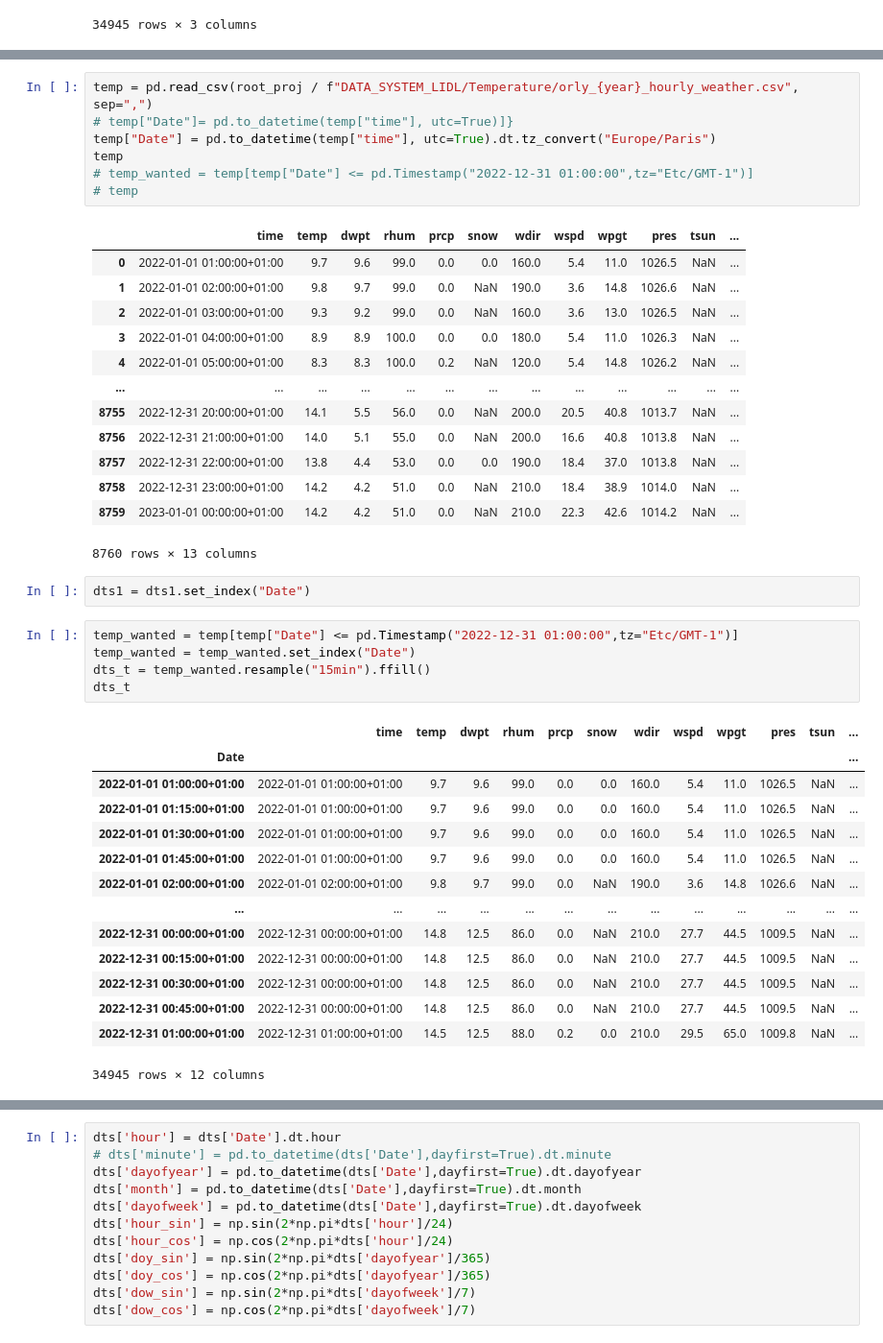
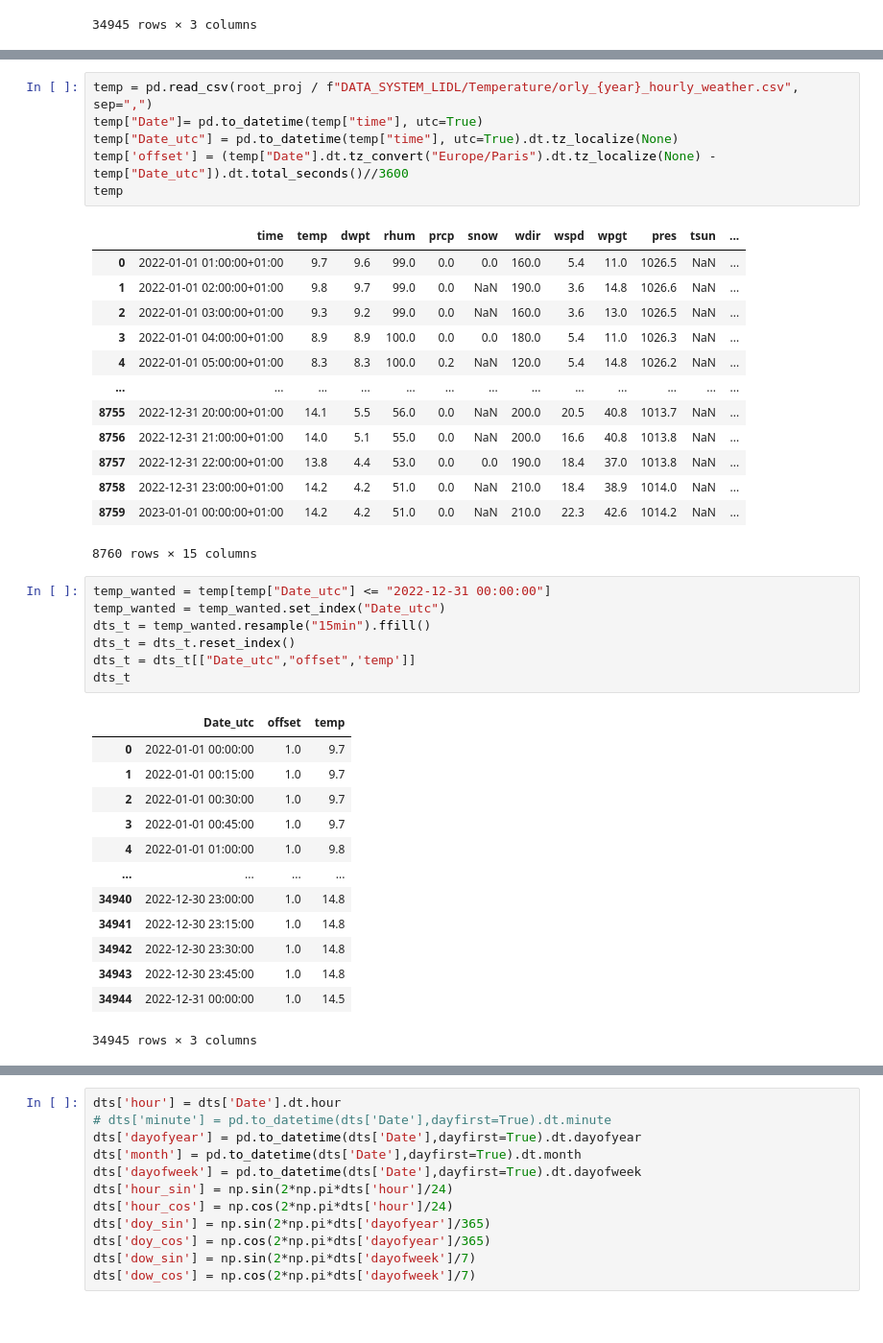
Before and after one commit to SpongeStark/Pre-PhD, a Jupyter notebook: demo/train_naive_PV_2022.ipynb, the cells around one changed output, grey strips where cells are left out. Shown at 96% size. Cells and saved outputs as stored; diff of their text form.

```diff
--- a/demo/train_naive_PV_2022.ipynb
+++ b/demo/train_naive_PV_2022.ipynb
@@ -91,10 +68,9 @@ dts1.iloc[d[0]:d[0]+10]
 # %%
 temp = pd.read_csv(root_proj / f"DATA_SYSTEM_LIDL/Temperature/orly_{year}_hourly_weather.csv", sep=",")
-# temp["Date"]= pd.to_datetime(temp["time"], utc=True)]}
-temp["Date"] = pd.to_datetime(temp["time"], utc=True).dt.tz_convert("Europe/Paris")
+temp["Date"]= pd.to_datetime(temp["time"], utc=True)
+temp["Date_utc"] = pd.to_datetime(temp["time"], utc=True).dt.tz_localize(None)
+temp['offset'] = (temp["Date"].dt.tz_convert("Europe/Paris").dt.tz_localize(None) - temp["Date_utc"]).dt.total_seconds()//3600
 temp
-# temp_wanted = temp[temp["Date"] <= pd.Timestamp("2022-12-31 01:00:00",tz="Etc/GMT-1")]
-# temp
 # %% [output]
 |  | time | temp | dwpt | rhum | prcp | snow | wdir | wspd | wpgt | pres | tsun | ... |
 | 0 | 2022-01-01 01:00:00+01:00 | 9.7 | 9.6 | 99.0 | 0.0 | 0.0 | 160.0 | 5.4 | 11.0 | 1026.5 | NaN | ... |
@@ -108,26 +84,25 @@ temp
 | 8757 | 2022-12-31 22:00:00+01:00 | 13.8 | 4.4 | 53.0 | 0.0 | 0.0 | 190.0 | 18.4 | 37.0 | 1013.8 | NaN | ... |
 | 8758 | 2022-12-31 23:00:00+01:00 | 14.2 | 4.2 | 51.0 | 0.0 | NaN | 210.0 | 18.4 | 38.9 | 1014.0 | NaN | ... |
 | 8759 | 2023-01-01 00:00:00+01:00 | 14.2 | 4.2 | 51.0 | 0.0 | NaN | 210.0 | 22.3 | 42.6 | 1014.2 | NaN | ... |
-8760 rows × 13 columns
+8760 rows × 15 columns
-# %%
-dts1 = dts1.set_index("Date")
 # %%
-temp_wanted = temp[temp["Date"] <= pd.Timestamp("2022-12-31 01:00:00",tz="Etc/GMT-1")]
-temp_wanted = temp_wanted.set_index("Date")
+temp_wanted = temp[temp["Date_utc"] <= "2022-12-31 00:00:00"]
+temp_wanted = temp_wanted.set_index("Date_utc")
 dts_t = temp_wanted.resample("15min").ffill()
+dts_t = dts_t.reset_index()
+dts_t = dts_t[["Date_utc","offset",'temp']]
 dts_t
 # %% [output]
-|  | time | temp | dwpt | rhum | prcp | snow | wdir | wspd | wpgt | pres | tsun | ... |
-| Date |  |  |  |  |  |  |  |  |  |  |  | ... |
-| 2022-01-01 01:00:00+01:00 | 2022-01-01 01:00:00+01:00 | 9.7 | 9.6 | 99.0 | 0.0 | 0.0 | 160.0 | 5.4 | 11.0 | 1026.5 | NaN | ... |
-| 2022-01-01 01:15:00+01:00 | 2022-01-01 01:00:00+01:00 | 9.7 | 9.6 | 99.0 | 0.0 | 0.0 | 160.0 | 5.4 | 11.0 | 1026.5 | NaN | ... |
-| 2022-01-01 01:30:00+01:00 | 2022-01-01 01:00:00+01:00 | 9.7 | 9.6 | 99.0 | 0.0 | 0.0 | 160.0 | 5.4 | 11.0 | 1026.5 | NaN | ... |
-| 2022-01-01 01:45:00+01:00 | 2022-01-01 01:00:00+01:00 | 9.7 | 9.6 | 99.0 | 0.0 | 0.0 | 160.0 | 5.4 | 11.0 | 1026.5 | NaN | ... |
-| 2022-01-01 02:00:00+01:00 | 2022-01-01 02:00:00+01:00 | 9.8 | 9.7 | 99.0 | 0.0 | NaN | 190.0 | 3.6 | 14.8 | 1026.6 | NaN | ... |
-| ... | ... | ... | ... | ... | ... | ... | ... | ... | ... | ... | ... | ... |
-| 2022-12-31 00:00:00+01:00 | 2022-12-31 00:00:00+01:00 | 14.8 | 12.5 | 86.0 | 0.0 | NaN | 210.0 | 27.7 | 44.5 | 1009.5 | NaN | ... |
-| 2022-12-31 00:15:00+01:00 | 2022-12-31 00:00:00+01:00 | 14.8 | 12.5 | 86.0 | 0.0 | NaN | 210.0 | 27.7 | 44.5 | 1009.5 | NaN | ... |
-| 2022-12-31 00:30:00+01:00 | 2022-12-31 00:00:00+01:00 | 14.8 | 12.5 | 86.0 | 0.0 | NaN | 210.0 | 27.7 | 44.5 | 1009.5 | NaN | ... |
-| 2022-12-31 00:45:00+01:00 | 2022-12-31 00:00:00+01:00 | 14.8 | 12.5 | 86.0 | 0.0 | NaN | 210.0 | 27.7 | 44.5 | 1009.5 | NaN | ... |
-| 2022-12-31 01:00:00+01:00 | 2022-12-31 01:00:00+01:00 | 14.5 | 12.5 | 88.0 | 0.2 | 0.0 | 210.0 | 29.5 | 65.0 | 1009.8 | NaN | ... |
+|  | Date_utc | offset | temp |
+| 0 | 2022-01-01 00:00:00 | 1.0 | 9.7 |
+| 1 | 2022-01-01 00:15:00 | 1.0 | 9.7 |
+| 2 | 2022-01-01 00:30:00 | 1.0 | 9.7 |
+| 3 | 2022-01-01 00:45:00 | 1.0 | 9.7 |
+| 4 | 2022-01-01 01:00:00 | 1.0 | 9.8 |
+| ... | ... | ... | ... |
+| 34940 | 2022-12-30 23:00:00 | 1.0 | 14.8 |
+| 34941 | 2022-12-30 23:15:00 | 1.0 | 14.8 |
+| 34942 | 2022-12-30 23:30:00 | 1.0 | 14.8 |
+| 34943 | 2022-12-30 23:45:00 | 1.0 | 14.8 |
+| 34944 | 2022-12-31 00:00:00 | 1.0 | 14.5 |
-34945 rows × 12 columns
+34945 rows × 3 columns
```
Also changed, not shown: parts of 14 cells of this notebook, 1 other file.
